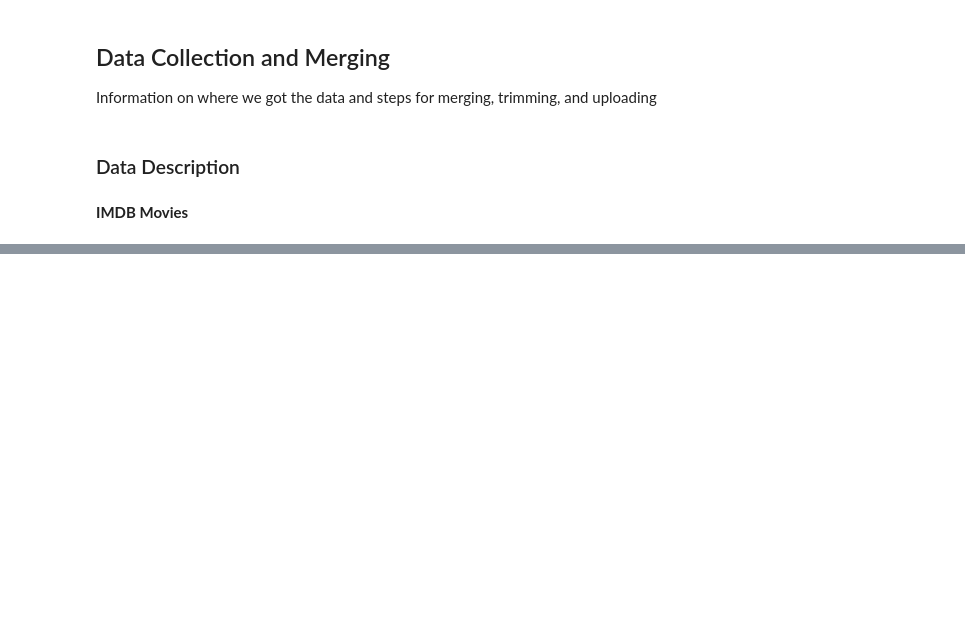
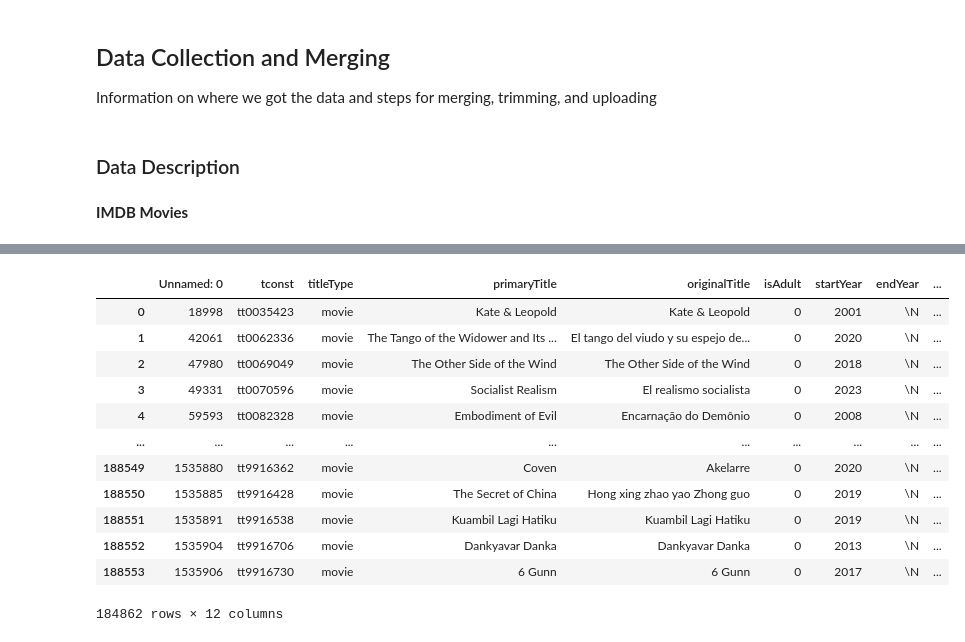
Before and after one commit to lundnm/Movie_Analysis, a Jupyter notebook: manipulation.ipynb, the cells around one changed output, grey strips where cells are left out. Cells and saved outputs as stored; diff of their text form; code cells hidden in the pictures; blank space fills up the shorter version.

```diff
--- a/manipulation.ipynb
+++ b/manipulation.ipynb
@@ -40,0 +56,24 @@ None
+# %%
+
+# There are 3,692 rows that have a missing value in genre column
+imdb_movies['genres'].str.contains('N').value_counts()
+
+# Filter out the rows with missing values and creating a new DataFrame
+
+filter_genre_imdb_movies = imdb_movies[~imdb_movies['genres'].str.contains('N')]
+
+filter_genre_imdb_movies
+# %% [output]
+|  | Unnamed: 0 | tconst | titleType | primaryTitle | originalTitle | isAdult | startYear | endYear | ... |
+| 0 | 18998 | tt0035423 | movie | Kate & Leopold | Kate & Leopold | 0 | 2001 | \N | ... |
+| 1 | 42061 | tt0062336 | movie | The Tango of the Widower and Its ... | El tango del viudo y su espejo de... | 0 | 2020 | \N | ... |
+| 2 | 47980 | tt0069049 | movie | The Other Side of the Wind | The Other Side of the Wind | 0 | 2018 | \N | ... |
+| 3 | 49331 | tt0070596 | movie | Socialist Realism | El realismo socialista | 0 | 2023 | \N | ... |
+| 4 | 59593 | tt0082328 | movie | Embodiment of Evil | Encarnação do Demônio | 0 | 2008 | \N | ... |
+| ... | ... | ... | ... | ... | ... | ... | ... | ... | ... |
+| 188549 | 1535880 | tt9916362 | movie | Coven | Akelarre | 0 | 2020 | \N | ... |
+| 188550 | 1535885 | tt9916428 | movie | The Secret of China | Hong xing zhao yao Zhong guo | 0 | 2019 | \N | ... |
+| 188551 | 1535891 | tt9916538 | movie | Kuambil Lagi Hatiku | Kuambil Lagi Hatiku | 0 | 2019 | \N | ... |
+| 188552 | 1535904 | tt9916706 | movie | Dankyavar Danka | Dankyavar Danka | 0 | 2013 | \N | ... |
+| 188553 | 1535906 | tt9916730 | movie | 6 Gunn | 6 Gunn | 0 | 2017 | \N | ... |
+184862 rows × 12 columns
```
Also changed, not shown: parts of 9 cells of this notebook.
